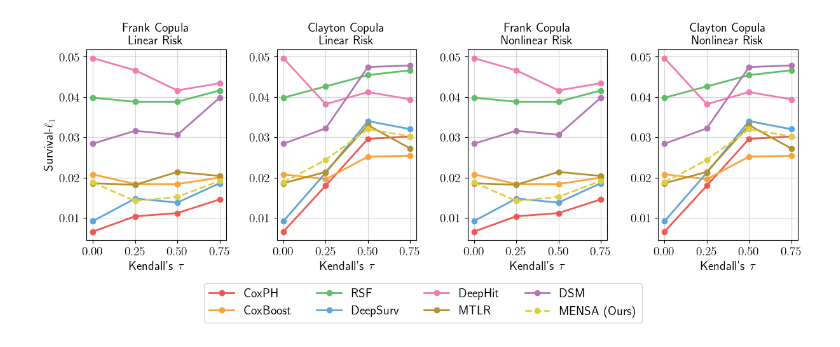
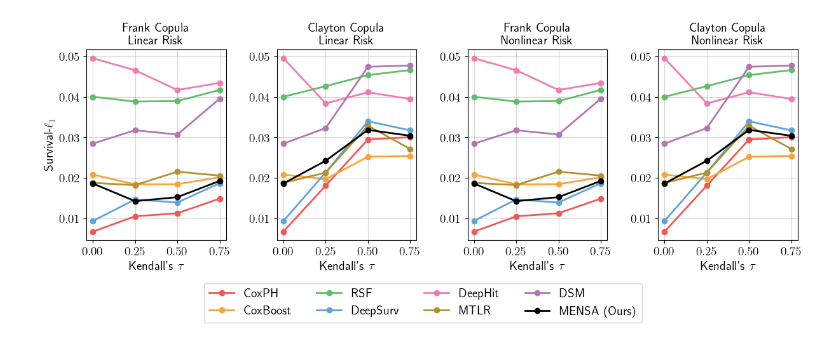
Before and after one commit to thecml/mensa, a Jupyter notebook: notebooks/plot_l1_survival.ipynb, the cells around one changed output. Saved outputs shown, nothing was run; the diff lists cells and outputs as text; code cells hidden in the pictures.

```diff
--- a/notebooks/plot_l1_survival.ipynb
+++ b/notebooks/plot_l1_survival.ipynb
@@ -68,33 +68,32 @@ for idx, (copula, linear) in enumerate(copula_linear_pairs):
     # Iterate through each unique model name to create separate plots
     for i, model_name in enumerate(model_names):
         model_data = plot_data[plot_data['ModelName'] == model_name]
 
         is_last = (model_name == "MENSA (Ours)")
 
         line, = ax.plot(model_data['KTau'], model_data['L1'],
-                        color=TFColor[i], alpha=1,
-                        linestyle='-' if not is_last else '--',
+                        color=TFColor[i] if not is_last else '#000000', alpha=1,
                         marker='o', label=model_name,
                         linewidth=2, markersize=6)
 
         # Collect handles and labels for the legend if not already included
         if model_name not in labels:
             handles.append(line)
             labels.append(model_name)
 
     # Set the y-axis and x-axis labels, title, and grid
     ax.set_xlabel(r"Kendall's $\tau$")
     ax.set_title(f"{copula.capitalize()} Copula\n" + ("Linear Risk" if linear else "Nonlinear Risk"))
     ax.grid(True, alpha=0.5)
     ax.set_xticks([0, 0.25, 0.5, 0.75])
 
     if idx == 0:
         ax.set_ylabel(r"Survival-$\ell_{1}$")
 
 # Create a shared legend below the plot
 fig.legend(handles, labels, loc='upper center', bbox_to_anchor=(0.5, -0.01), ncol=4)
 
 # Save the figure
 fig.savefig(f"{cfg.PLOTS_DIR}/survival_l1.pdf", format='pdf', bbox_inches='tight')
 # %% [output]
-[figure, old version]
+[figure, new version]
```
Also changed, not shown: 4 other files.
